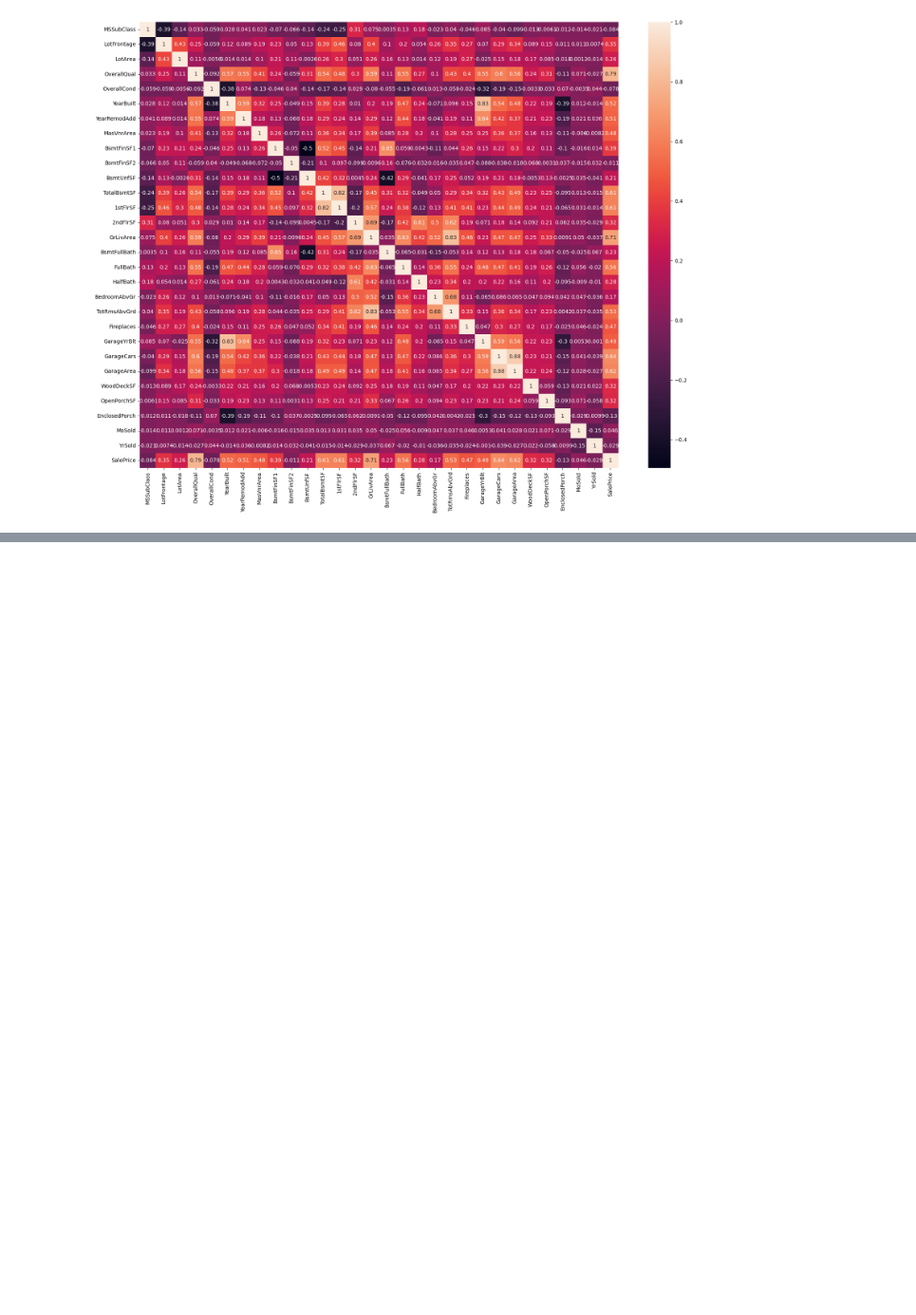
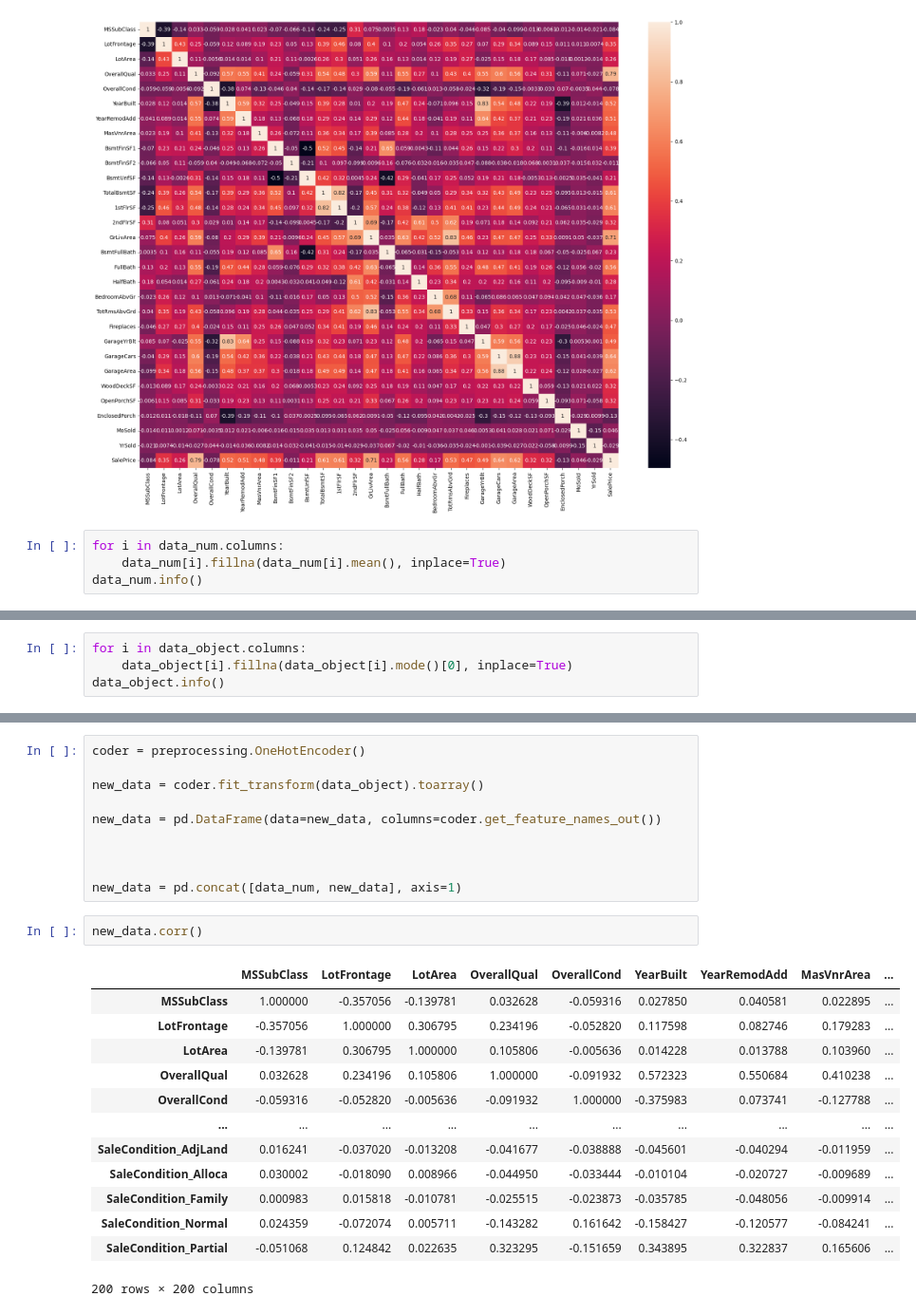
Before and after one commit to ataden48/house_price_train, a Jupyter notebook: house.ipynb, the cells around one changed output, grey strips where cells are left out. Shown at 95% size. Cells and saved outputs as stored; diff of their text form; blank space fills up the shorter version.

```diff
--- a/house.ipynb
+++ b/house.ipynb
@@ -142,3 +135,7 @@ sns.heatmap(data_num.corr(), annot=True)
 # %% [output]
 <AxesSubplot: >
 [figure]
+# %%
+for i in data_num.columns:
+    data_num[i].fillna(data_num[i].mean(), inplace=True)
+data_num.info()
@@ -144,0 +160,4 @@ sns.heatmap(data_num.corr(), annot=True)
+# %%
+for i in data_object.columns:
+    data_object[i].fillna(data_object[i].mode()[0], inplace=True)
+data_object.info()
@@ -144,0 +202,26 @@ sns.heatmap(data_num.corr(), annot=True)
+# %%
+coder = preprocessing.OneHotEncoder()
+
+new_data = coder.fit_transform(data_object).toarray()
+
+new_data = pd.DataFrame(data=new_data, columns=coder.get_feature_names_out())
+
+
+
+new_data = pd.concat([data_num, new_data], axis=1)
+# %%
+new_data.corr()
+# %% [output]
+|  | MSSubClass | LotFrontage | LotArea | OverallQual | OverallCond | YearBuilt | YearRemodAdd | MasVnrArea | ... |
+| MSSubClass | 1.000000 | -0.357056 | -0.139781 | 0.032628 | -0.059316 | 0.027850 | 0.040581 | 0.022895 | ... |
+| LotFrontage | -0.357056 | 1.000000 | 0.306795 | 0.234196 | -0.052820 | 0.117598 | 0.082746 | 0.179283 | ... |
+| LotArea | -0.139781 | 0.306795 | 1.000000 | 0.105806 | -0.005636 | 0.014228 | 0.013788 | 0.103960 | ... |
+| OverallQual | 0.032628 | 0.234196 | 0.105806 | 1.000000 | -0.091932 | 0.572323 | 0.550684 | 0.410238 | ... |
+| OverallCond | -0.059316 | -0.052820 | -0.005636 | -0.091932 | 1.000000 | -0.375983 | 0.073741 | -0.127788 | ... |
+| ... | ... | ... | ... | ... | ... | ... | ... | ... | ... |
+| SaleCondition_AdjLand | 0.016241 | -0.037020 | -0.013208 | -0.041677 | -0.038888 | -0.045601 | -0.040294 | -0.011959 | ... |
+| SaleCondition_Alloca | 0.030002 | -0.018090 | 0.008966 | -0.044950 | -0.033444 | -0.010104 | -0.020727 | -0.009689 | ... |
+| SaleCondition_Family | 0.000983 | 0.015818 | -0.010781 | -0.025515 | -0.023873 | -0.035785 | -0.048056 | -0.009914 | ... |
+| SaleCondition_Normal | 0.024359 | -0.072074 | 0.005711 | -0.143282 | 0.161642 | -0.158427 | -0.120577 | -0.084241 | ... |
+| SaleCondition_Partial | -0.051068 | 0.124842 | 0.022635 | 0.323295 | -0.151659 | 0.343895 | 0.322837 | 0.165606 | ... |
+200 rows × 200 columns
```
Also changed, not shown: parts of 15 cells of this notebook.
